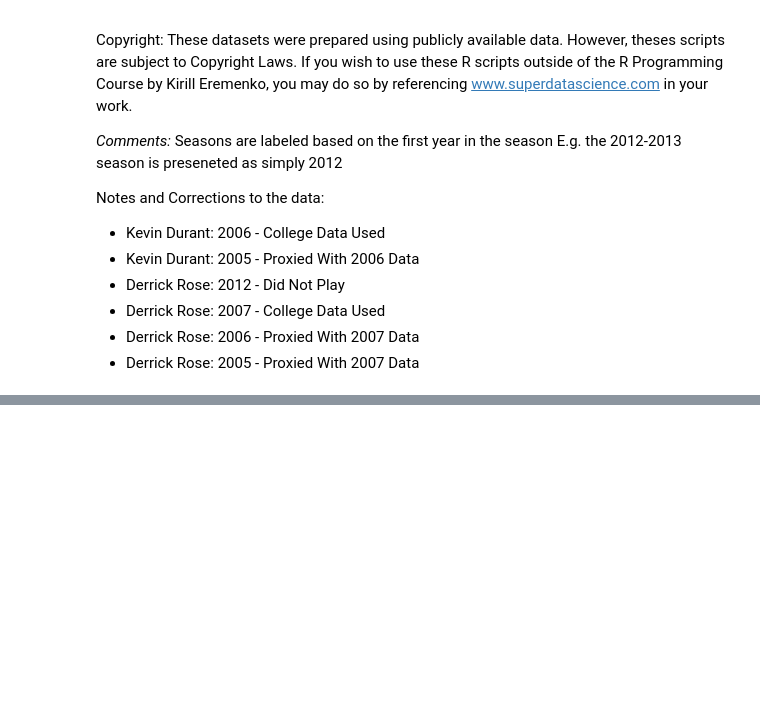
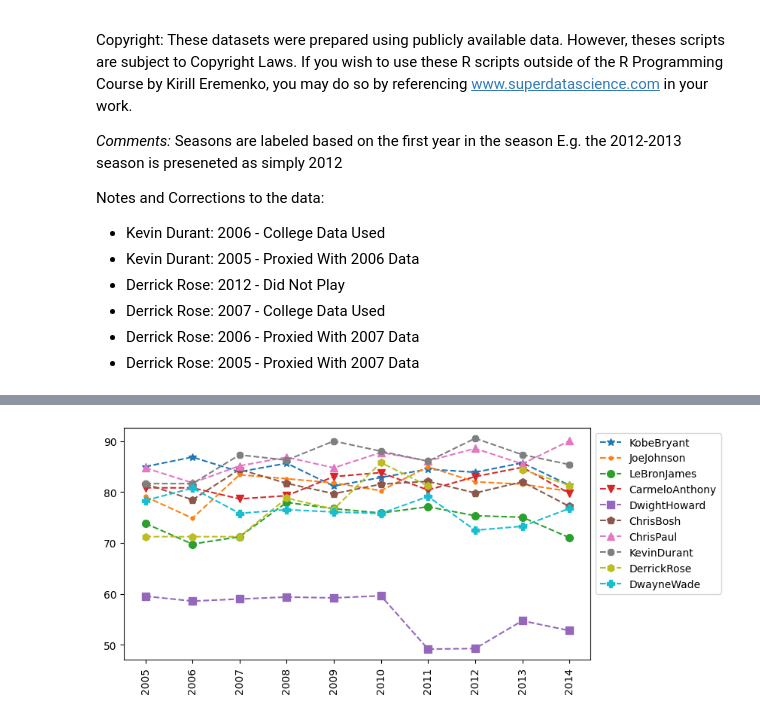
Before and after one commit to supershao1/PythonA-Z, a Jupyter notebook: Section_4_Homework_data.ipynb, the cells around one changed output, grey strips where cells are left out. Saved outputs shown, nothing was run; the diff lists cells and outputs as text; code cells hidden in the pictures; blank space fills up the shorter version.

```diff
--- a/Section_4_Homework_data.ipynb
+++ b/Section_4_Homework_data.ipynb
@@ -79,0 +229,3 @@ DwayneWade_FTA = [803,535,467,771,702,652,297,425,258,370]
+# %%
+AccuracyFT = np.matrix.round(FT/FTA*100,2)
+AccuracyFT
@@ -79,0 +271,4 @@ DwayneWade_FTA = [803,535,467,771,702,652,297,425,258,370]
+# %%
+myplot(AccuracyFT)
+# %% [output]
+[figure, added]
```
Also changed, not shown: parts of 13 cells of this notebook.
